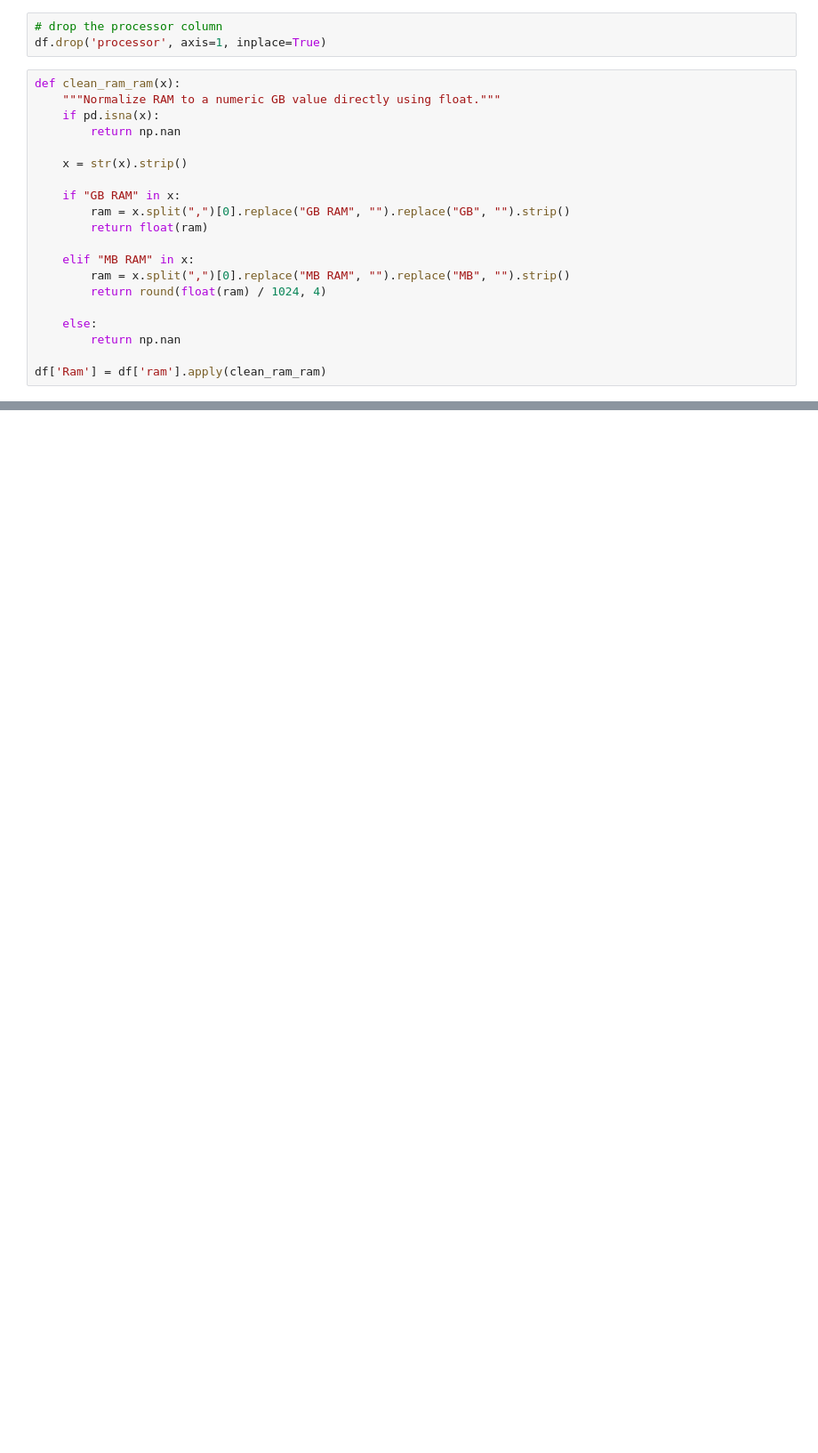
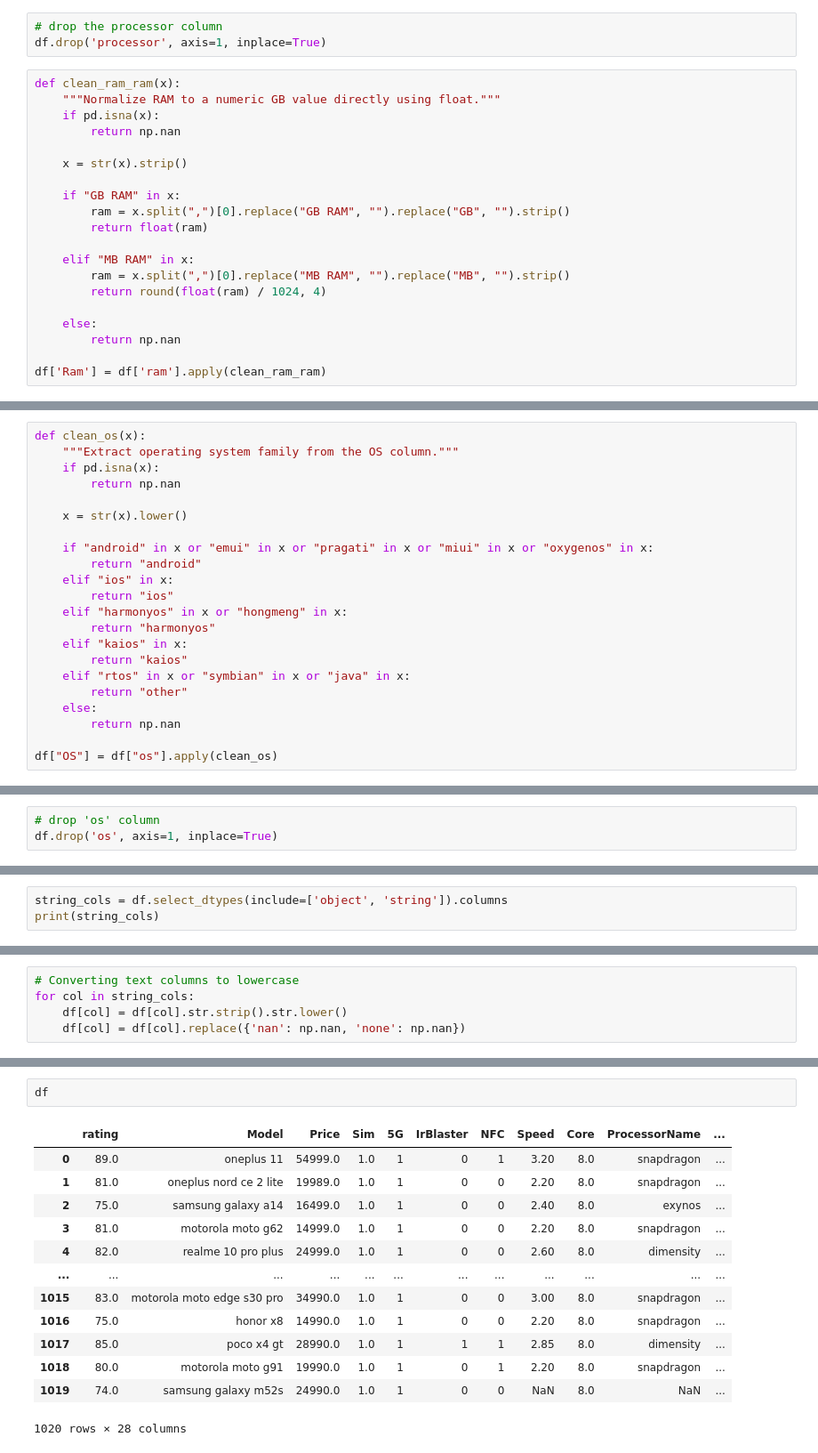
Before and after one commit to SachinrSuryawanshi/Smartphone-Price-Prediction-Project, a Jupyter notebook: notebooks/02_data_cleaning.ipynb, the cells around one changed output, grey strips where cells are left out. Shown at 89% size. Cells and saved outputs as stored; diff of their text form; blank space fills up the shorter version.

```diff
--- a/notebooks/02_data_cleaning.ipynb
+++ b/notebooks/02_data_cleaning.ipynb
@@ -297,0 +816,22 @@ df[['ram','Ram']].sample(10)
+# %%
+def clean_os(x):
+    """Extract operating system family from the OS column."""
+    if pd.isna(x):
+        return np.nan
+
+    x = str(x).lower()
+
+    if "android" in x or "emui" in x or "pragati" in x or "miui" in x or "oxygenos" in x:
+        return "android"
+    elif "ios" in x:
+        return "ios"
+    elif "harmonyos" in x or "hongmeng" in x:
+        return "harmonyos"
+    elif "kaios" in x:
+        return "kaios"
+    elif "rtos" in x or "symbian" in x or "java" in x:
+        return "other"
+    else:
+        return np.nan
+
+df["OS"] = df["os"].apply(clean_os)
@@ -297,0 +853,3 @@ df[['ram','Ram']].sample(10)
+# %%
+# drop 'os' column
+df.drop('os', axis=1, inplace=True)
@@ -297,0 +895,3 @@ df[['ram','Ram']].sample(10)
+# %%
+string_cols = df.select_dtypes(include=['object', 'string']).columns
+print(string_cols)
@@ -297,0 +900,5 @@ df[['ram','Ram']].sample(10)
+# %%
+# Converting text columns to lowercase
+for col in string_cols:
+    df[col] = df[col].str.strip().str.lower()
+    df[col] = df[col].replace({'nan': np.nan, 'none': np.nan})
@@ -297,0 +919,16 @@ df[['ram','Ram']].sample(10)
+# %%
+df
+# %% [output]
+|  | rating | Model | Price | Sim | 5G | IrBlaster | NFC | Speed | Core | ProcessorName | ... |
+| 0 | 89.0 | oneplus 11 | 54999.0 | 1.0 | 1 | 0 | 1 | 3.20 | 8.0 | snapdragon | ... |
+| 1 | 81.0 | oneplus nord ce 2 lite | 19989.0 | 1.0 | 1 | 0 | 0 | 2.20 | 8.0 | snapdragon | ... |
+| 2 | 75.0 | samsung galaxy a14 | 16499.0 | 1.0 | 1 | 0 | 0 | 2.40 | 8.0 | exynos | ... |
+| 3 | 81.0 | motorola moto g62 | 14999.0 | 1.0 | 1 | 0 | 0 | 2.20 | 8.0 | snapdragon | ... |
+| 4 | 82.0 | realme 10 pro plus | 24999.0 | 1.0 | 1 | 0 | 0 | 2.60 | 8.0 | dimensity | ... |
+| ... | ... | ... | ... | ... | ... | ... | ... | ... | ... | ... | ... |
+| 1015 | 83.0 | motorola moto edge s30 pro | 34990.0 | 1.0 | 1 | 0 | 0 | 3.00 | 8.0 | snapdragon | ... |
+| 1016 | 75.0 | honor x8 | 14990.0 | 1.0 | 1 | 0 | 0 | 2.20 | 8.0 | snapdragon | ... |
+| 1017 | 85.0 | poco x4 gt | 28990.0 | 1.0 | 1 | 1 | 1 | 2.85 | 8.0 | dimensity | ... |
+| 1018 | 80.0 | motorola moto g91 | 19990.0 | 1.0 | 1 | 0 | 1 | 2.20 | 8.0 | snapdragon | ... |
+| 1019 | 74.0 | samsung galaxy m52s | 24990.0 | 1.0 | 1 | 0 | 0 | NaN | 8.0 | NaN | ... |
+1020 rows × 28 columns
```
Also changed, not shown: parts of 51 cells of this notebook.
